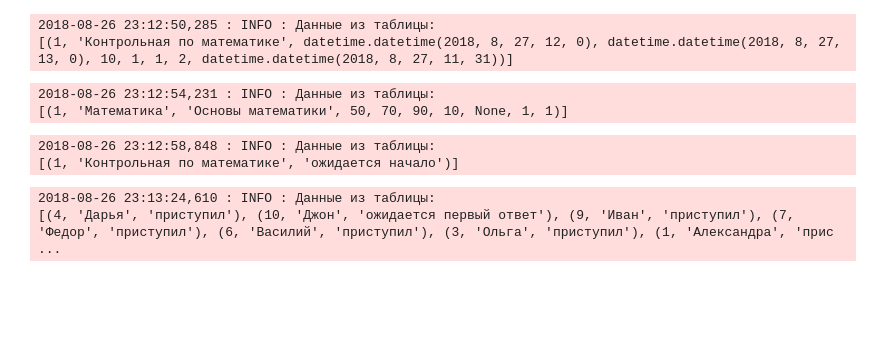
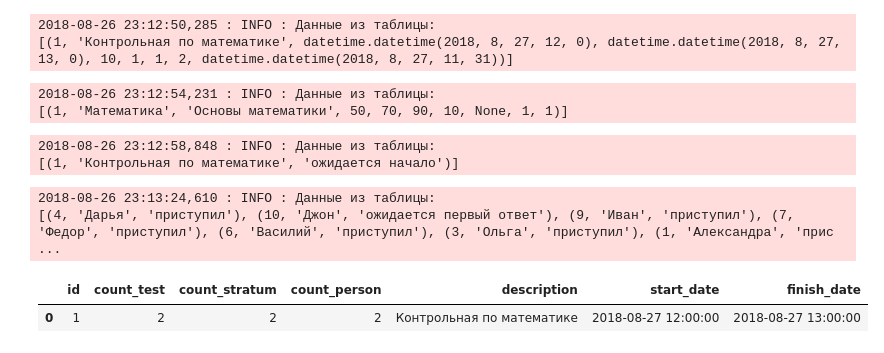
Before and after one commit to MirAlexey/netology-sql, a Jupyter notebook: Final_sql.ipynb, the cells around one changed output. Saved outputs shown, nothing was run; the diff lists cells and outputs as text; code cells hidden in the pictures; blank space fills up the shorter version.

```diff
--- a/Final_sql.ipynb
+++ b/Final_sql.ipynb
@@ -641,0 +641,13 @@ df_test_question = pd.DataFrame.from_records(test_question, columns=['id_test','
+# %%
+## реализация запроса 1.1
+m1 = pd.merge(df_event,df_event_test, how='left', left_on='id', right_on='id_event')
+type(m1)
+m2 = pd.merge(m1,df_event_stratum,how='left', on= 'id_event')
+m3 = pd.merge(m2,df_event_person,how='left', left_on='id', right_on='id_event')
+m4 = pd.merge(m3,df_person,how='inner', left_on='id_creator', right_on='id')
+m5 = m4.groupby(['id_x']).agg({'id_x':np.mean,'id_test':np.size, 'id_stratum': np.size,'id_person': np.size})
+m6 = pd.merge(m5, m4[['id_x','description','start_date', 'finish_date']], how='inner', on='id_x', suffixes=['_count',''])
+m6.drop_duplicates().rename(index=str, columns={"id_x": "id", "id_test": "count_test","id_stratum": "count_stratum","id_person": "count_person" })
+# %% [output]
+|  | id | count_test | count_stratum | count_person | description | start_date | finish_date |
+| 0 | 1 | 2 | 2 | 2 | Контрольная по математике | 2018-08-27 12:00:00 | 2018-08-27 13:00:00 |
```
Also changed, not shown: parts of 7 cells of this notebook, 1 other file.
